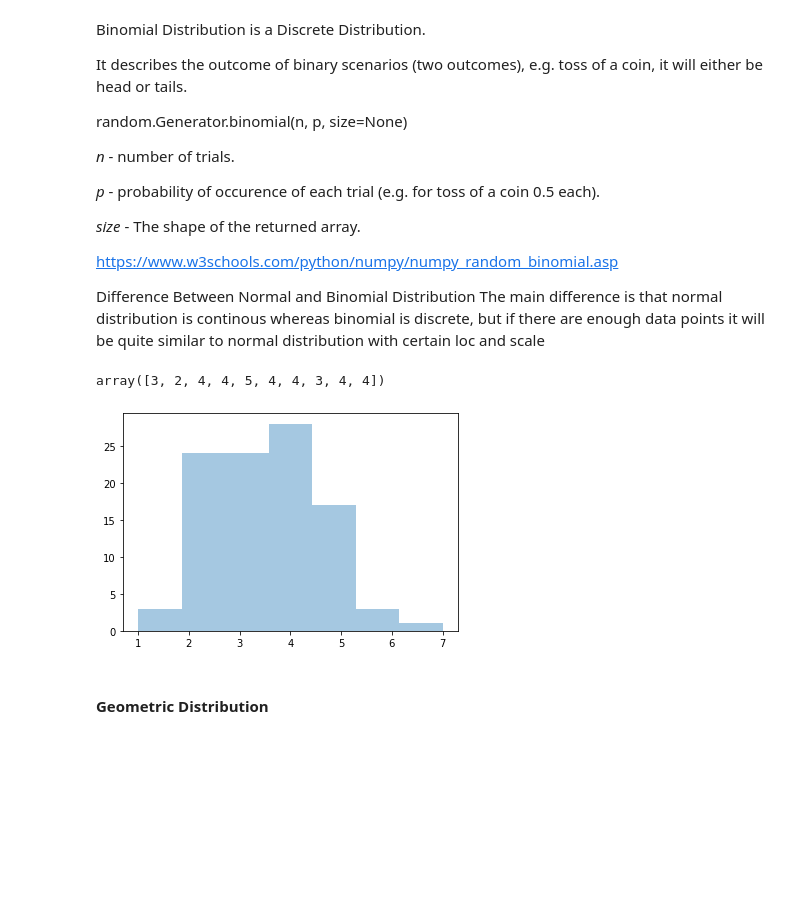
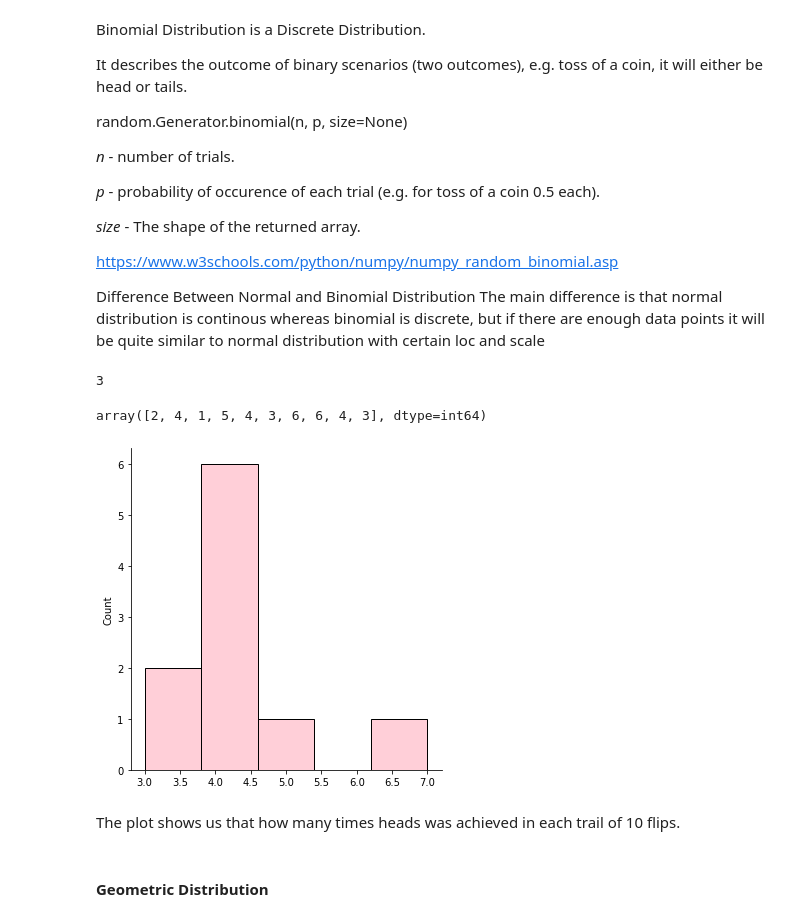
Before and after one commit to Michelleoc/programming-for-data-analysis-assignment, a Jupyter notebook: numpy-random-assignment.ipynb, the cells around one changed output. Saved outputs shown, nothing was run; the diff lists cells and outputs as text; code cells hidden in the pictures; blank space fills up the shorter version.

```diff
--- a/numpy-random-assignment.ipynb
+++ b/numpy-random-assignment.ipynb
@@ -411,21 +484,30 @@ Difference Between Normal and Binomial Distribution
 The main difference is that normal distribution is continous whereas binomial is discrete, but if there are enough data points it will be quite similar to normal distribution with certain loc and scale
 # %%
 from numpy import random
-# Flip the coin 7 times, since it is a coin it is a 50:50 chance of getting heads, repeat the experiment 10 times)
-x = random.binomial(n=7, p=0.5, size=10)
-# the result will show how many times heads appeared for each of the experiment (7 flips per experiment)
+# Flip the coin 7 times, since it is a coin it is a 50:50 chance of getting heads enter a probability of 0.5)
+x = random.binomial(n=7, p=0.5)
+# the result will show how many times heads appeared in the 7 flips
 x
 # %% [output]
-array([3, 2, 4, 4, 5, 4, 4, 3, 4, 4])
+3
-# %%
-import matplotlib.pyplot as plt
-import seaborn as sns
-
-sns.distplot(random.binomial(n=7, p=0.5, size=100), hist=True, kde=False)
-
-plt.show()
-# %% [output]
-[figure, removed]
+# %%
+from numpy import random
+# Repeat the experiment 10 times
+x = rng.binomial(n=7, p=0.5, size=10)
+# the result will show how many times heads appeared for each of the experiments (7 flips per experiment)
+x
+# %% [output]
+array([2, 4, 1, 5, 4, 3, 6, 6, 4, 3], dtype=int64)
+# %%
+# Plot the result
+
+sns.displot(rng.binomial(n=7, p=0.5, size=10), kde=False, color="pink")
+
+plt.show()
+# %% [output]
+[figure, added]
+# %% [markdown]
+The plot shows us that how many times heads was achieved in each trail of 10 flips.
 # %% [markdown]
 #### Geometric Distribution
 # %% [markdown]
```
Also changed, not shown: parts of 56 cells of this notebook, 2 other files.
